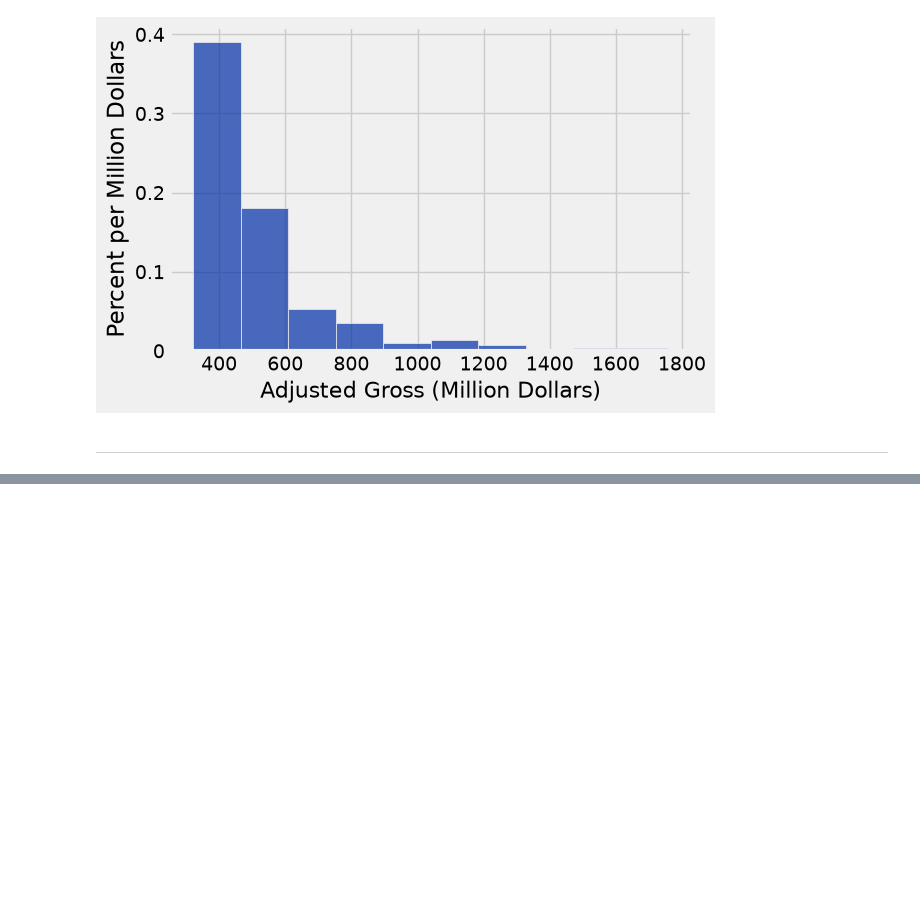
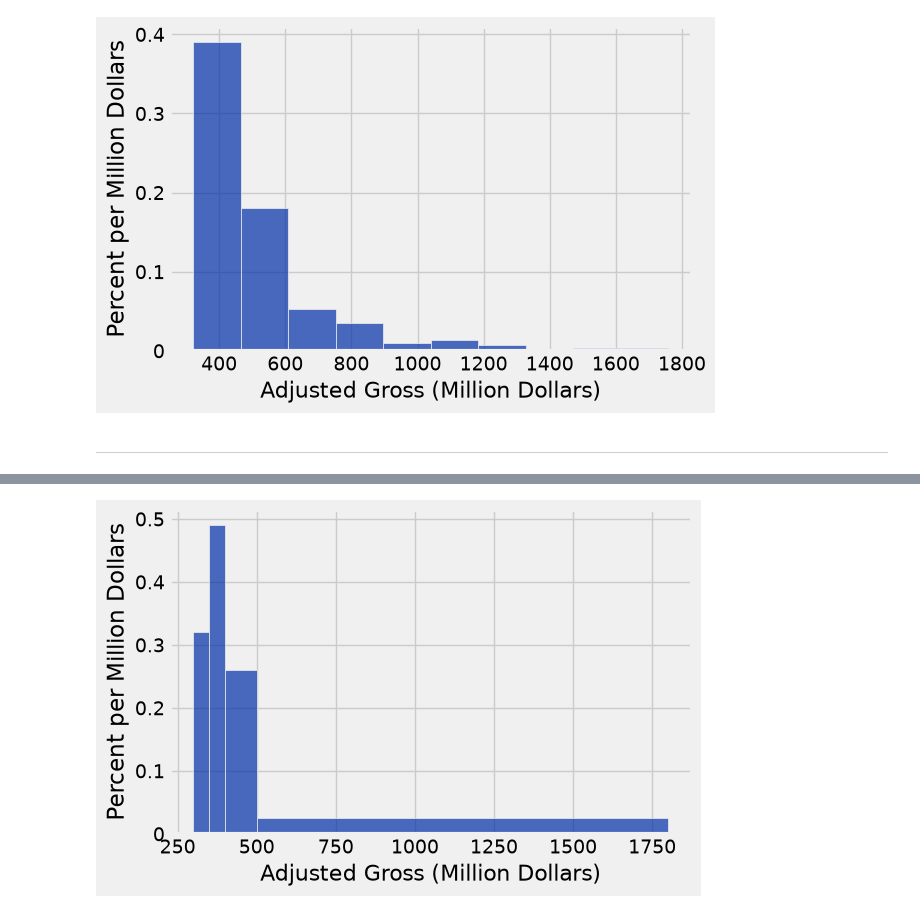
Before and after one commit to lawtonsclass/f26-code-from-class, a Jupyter notebook: data8/ch07.ipynb, the cells around one changed output, grey strips where cells are left out. Saved outputs shown, nothing was run; the diff lists cells and outputs as text; code cells hidden in the pictures; blank space fills up the shorter version.

```diff
--- a/data8/ch07.ipynb
+++ b/data8/ch07.ipynb
@@ -382,0 +428,4 @@ millions.hist('Adjusted Gross', unit='Million Dollars') # by default it makes th
+# %%
+millions.hist('Adjusted Gross', bins=uneven, unit="Million Dollars")
+# %% [output]
+[figure, added]
```
Also changed, not shown: parts of 10 cells of this notebook.
